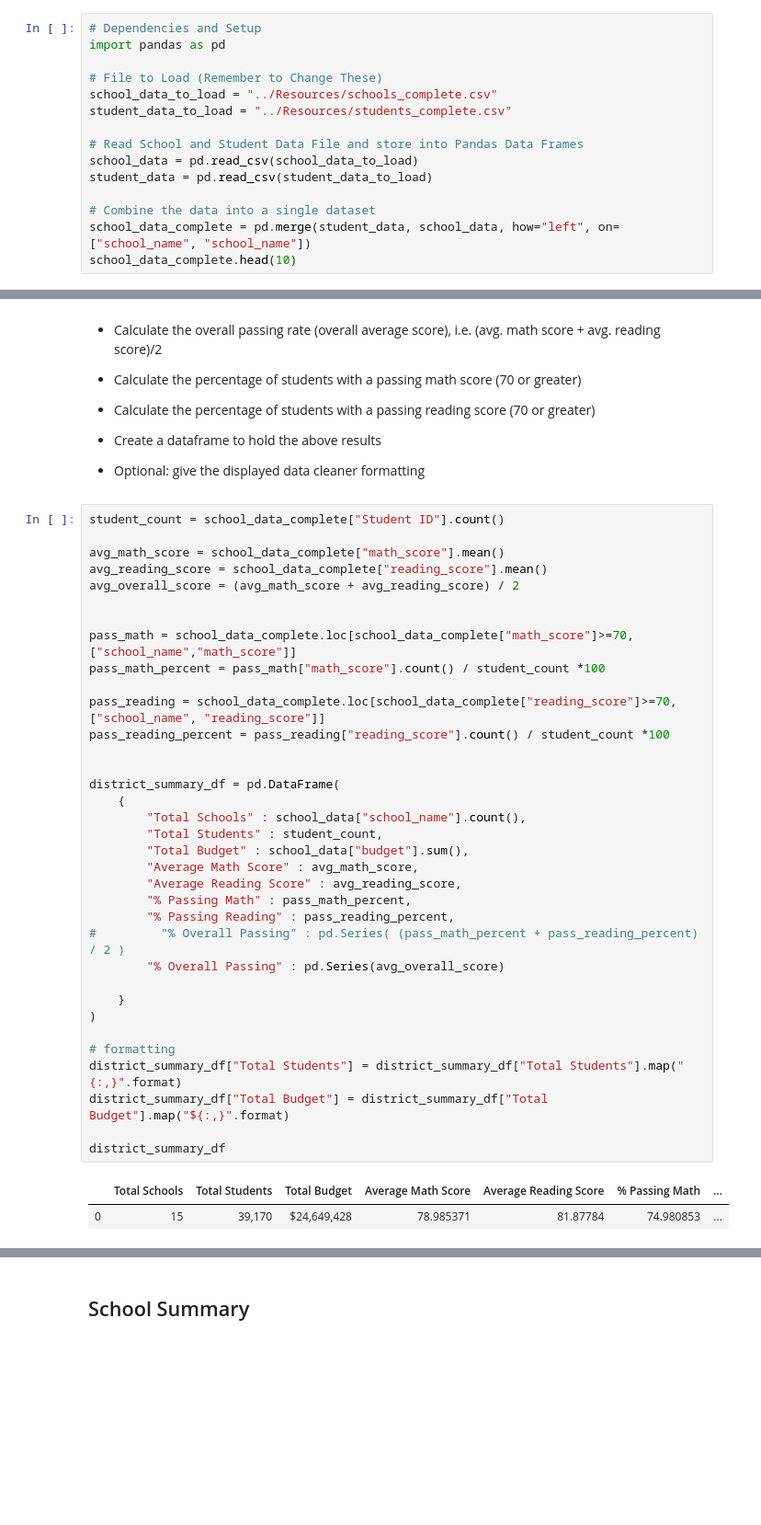
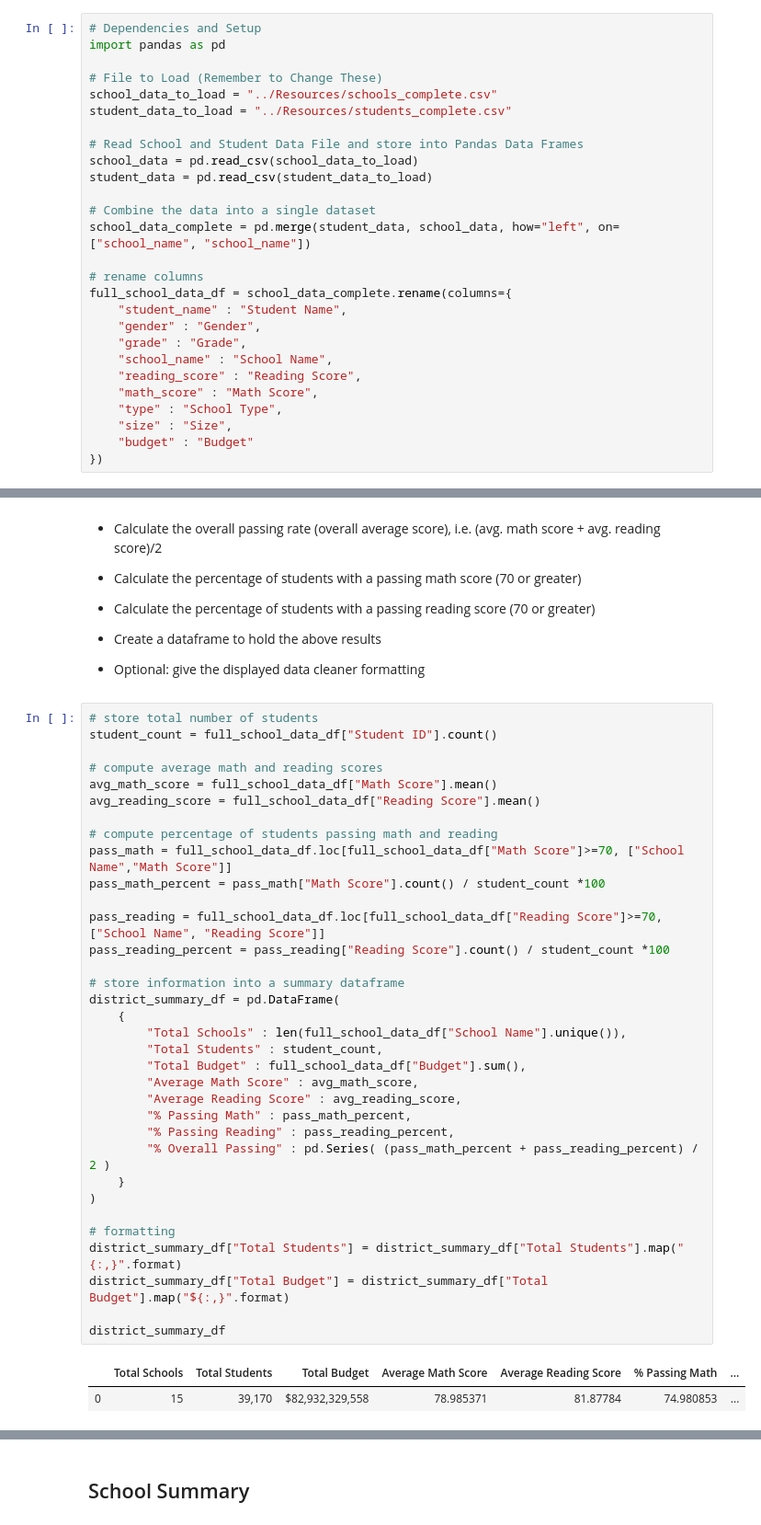
Before and after one commit to phamkdaniel/PyCitySchools, a Jupyter notebook: PyCitySchools_starter.ipynb, the cells around one changed output, grey strips where cells are left out. Shown: that part at 92% size. Saved outputs shown, nothing was run; the diff lists cells and outputs as text; blank space fills up the shorter version.

```diff
--- a/PyCitySchools_starter.ipynb
+++ b/PyCitySchools_starter.ipynb
@@ -24,4 +24,16 @@ student_data = pd.read_csv(student_data_to_load)
 
 # Combine the data into a single dataset
 school_data_complete = pd.merge(student_data, school_data, how="left", on=["school_name", "school_name"])
-school_data_complete.head(10)
+
+# rename columns
+full_school_data_df = school_data_complete.rename(columns={
+    "student_name" : "Student Name",
+    "gender" : "Gender",
+    "grade" : "Grade",
+    "school_name" : "School Name",
+    "reading_score" : "Reading Score",
+    "math_score" : "Math Score",
+    "type" : "School Type",
+    "size" : "Size",
+    "budget" : "Budget"
+})
@@ -60,40 +60,39 @@ school_data_complete.head(10)
 
 * Optional: give the displayed data cleaner formatting
 # %%
-student_count = school_data_complete["Student ID"].count()
+# store total number of students
+student_count = full_school_data_df["Student ID"].count()
 
-avg_math_score = school_data_complete["math_score"].mean()
-avg_reading_score = school_data_complete["reading_score"].mean()
-avg_overall_score = (avg_math_score + avg_reading_score) / 2
+# compute average math and reading scores
+avg_math_score = full_school_data_df["Math Score"].mean()
+avg_reading_score = full_school_data_df["Reading Score"].mean()
 
+# compute percentage of students passing math and reading
+pass_math = full_school_data_df.loc[full_school_data_df["Math Score"]>=70, ["School Name","Math Score"]]
+pass_math_percent = pass_math["Math Score"].count() / student_count *100
 
-pass_math = school_data_complete.loc[school_data_complete["math_score"]>=70, ["school_name","math_score"]]
-pass_math_percent = pass_math["math_score"].count() / student_count *100
+pass_reading = full_school_data_df.loc[full_school_data_df["Reading Score"]>=70, ["School Name", "Reading Score"]]
+pass_reading_percent = pass_reading["Reading Score"].count() / student_count *100
 
-pass_reading = school_data_complete.loc[school_data_complete["reading_score"]>=70, ["school_name", "reading_score"]]
-pass_reading_percent = pass_reading["reading_score"].count() / student_count *100
-
-
+# store information into a summary dataframe
 district_summary_df = pd.DataFrame(
     {
-        "Total Schools" : school_data["school_name"].count(),
+        "Total Schools" : len(full_school_data_df["School Name"].unique()),
         "Total Students" : student_count,
-        "Total Budget" : school_data["budget"].sum(),
+        "Total Budget" : full_school_data_df["Budget"].sum(),
         "Average Math Score" : avg_math_score,
         "Average Reading Score" : avg_reading_score,
         "% Passing Math" : pass_math_percent,
         "% Passing Reading" : pass_reading_percent,
-#         "% Overall Passing" : pd.Series( (pass_math_percent + pass_reading_percent) / 2 )
-        "% Overall Passing" : pd.Series(avg_overall_score)
-
+        "% Overall Passing" : pd.Series( (pass_math_percent + pass_reading_percent) / 2 )
     }
 )
 
 # formatting
 district_summary_df["Total Students"] = district_summary_df["Total Students"].map("{:,}".format)
 district_summary_df["Total Budget"] = district_summary_df["Total Budget"].map("${:,}".format)
 
 district_summary_df
 # %% [output]
 |  | Total Schools | Total Students | Total Budget | Average Math Score | Average Reading Score | % Passing Math | ... |
-| 0 | 15 | 39,170 | $24,649,428 | 78.985371 | 81.87784 | 74.980853 | ... |
+| 0 | 15 | 39,170 | $82,932,329,558 | 78.985371 | 81.87784 | 74.980853 | ... |
```
Also changed, not shown: parts of 14 cells of this notebook.
